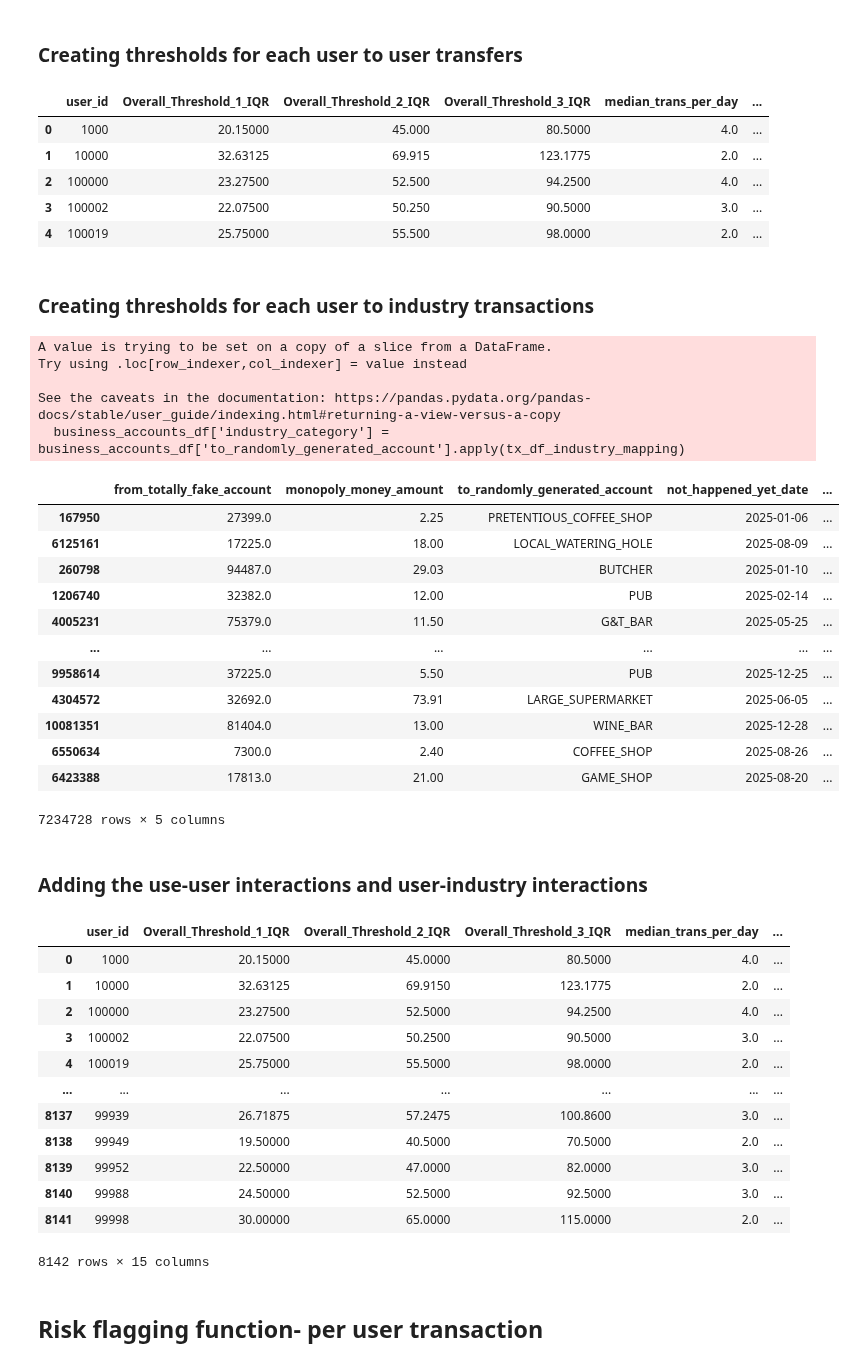
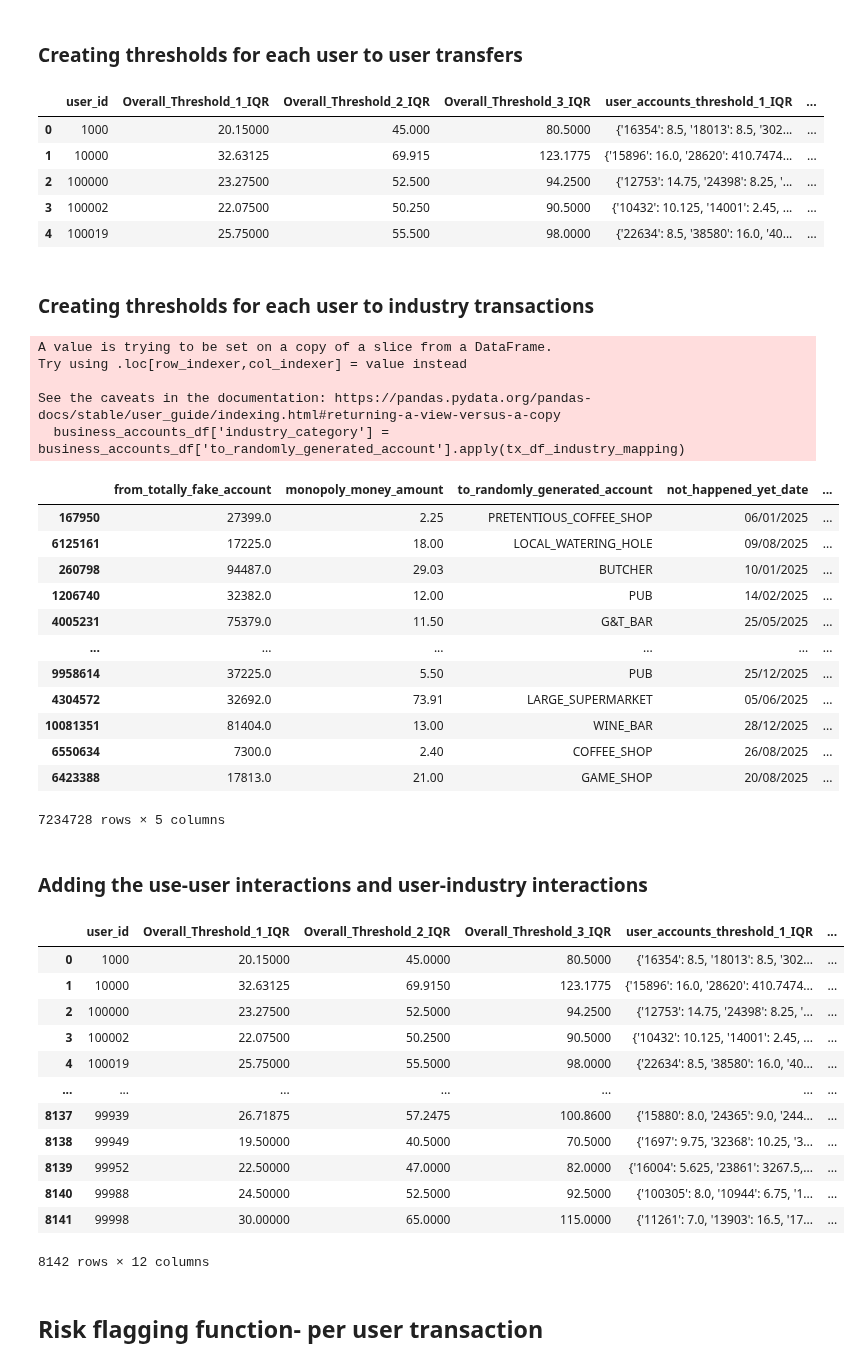
Before and after one commit to UoB-DSMP-2023-24/dsmp-2024-group27, a Jupyter notebook: AnomalyDetection/AnomalyDetectionPerUser.ipynb, the cells around one changed output. Cells and saved outputs as stored; diff of their text form; code cells hidden in the pictures.

```diff
--- a/AnomalyDetection/AnomalyDetectionPerUser.ipynb
+++ b/AnomalyDetection/AnomalyDetectionPerUser.ipynb
@@ -125,18 +125,3 @@ anomaly_detection_df.head()
 # anomaly_detection_df = anomaly_detection_df.merge(stats_sd_for_merge, how='left', left_on='user_id', right_index=True)
 
 # anomaly_detection_df.head()
-# %%
-# Convert 'not_happened_yet_date' to datetime format, ensuring dayfirst format
-historical_transactions['not_happened_yet_date'] = pd.to_datetime(historical_transactions['not_happened_yet_date'], dayfirst=True)
-
-# Calculate the median number of transactions per day, per week, and per month per user
-user_daily_trans = historical_transactions.groupby(['from_totally_fake_account', historical_transactions['not_happened_yet_date'].dt.date]).size().groupby(level=0).median()
-user_weekly_trans = historical_transactions.groupby(['from_totally_fake_account', historical_transactions['not_happened_yet_date'].dt.isocalendar().week]).size().groupby(level=0).median()
-user_monthly_trans = historical_transactions.groupby(['from_totally_fake_account', historical_transactions['not_happened_yet_date'].dt.month]).size().groupby(level=0).median()
-
-# Add calculated medians to the anomaly_detection_df DataFrame
-anomaly_detection_df['median_trans_per_day'] = anomaly_detection_df['user_id'].map(user_daily_trans)
-anomaly_detection_df['median_trans_per_week'] = anomaly_detection_df['user_id'].map(user_weekly_trans)
-anomaly_detection_df['median_trans_per_month'] = anomaly_detection_df['user_id'].map(user_monthly_trans)
-
-anomaly_detection_df.head()
@@ -185,19 +163,19 @@ thresholds_3 = user_accounts_df.groupby(['from_totally_fake_account', 'to_random
 thresholds_structured_3 = thresholds_3.groupby('from_totally_fake_account').apply(lambda x: dict(zip(x['to_randomly_generated_account'], x['threshold']))).to_dict()
 
 # Add structured mapping to anomaly_detection_df for each threshold
-anomaly_detection_df['transfer_to_accounts_threshold_1_IQR'] = anomaly_detection_df['user_id'].map(thresholds_structured_1)
-anomaly_detection_df['transfer_to_accounts_threshold_2_IQR'] = anomaly_detection_df['user_id'].map(thresholds_structured_2)
-anomaly_detection_df['transfer_to_accounts_threshold_3_IQR'] = anomaly_detection_df['user_id'].map(thresholds_structured_3)
+anomaly_detection_df['user_accounts_threshold_1_IQR'] = anomaly_detection_df['user_id'].map(thresholds_structured_1)
+anomaly_detection_df['user_accounts_threshold_2_IQR'] = anomaly_detection_df['user_id'].map(thresholds_structured_2)
+anomaly_detection_df['user_accounts_threshold_3_IQR'] = anomaly_detection_df['user_id'].map(thresholds_structured_3)
 
 # Display the updated anomaly_detection_df to verify the new columns
 anomaly_detection_df.head()
 # %% [output]
-|  | user_id | Overall_Threshold_1_IQR | Overall_Threshold_2_IQR | Overall_Threshold_3_IQR | median_trans_per_day | ... |
-| 0 | 1000 | 20.15000 | 45.000 | 80.5000 | 4.0 | ... |
-| 1 | 10000 | 32.63125 | 69.915 | 123.1775 | 2.0 | ... |
-| 2 | 100000 | 23.27500 | 52.500 | 94.2500 | 4.0 | ... |
-| 3 | 100002 | 22.07500 | 50.250 | 90.5000 | 3.0 | ... |
-| 4 | 100019 | 25.75000 | 55.500 | 98.0000 | 2.0 | ... |
+|  | user_id | Overall_Threshold_1_IQR | Overall_Threshold_2_IQR | Overall_Threshold_3_IQR | user_accounts_threshold_1_IQR | ... |
+| 0 | 1000 | 20.15000 | 45.000 | 80.5000 | {'16354': 8.5, '18013': 8.5, '302... | ... |
+| 1 | 10000 | 32.63125 | 69.915 | 123.1775 | {'15896': 16.0, '28620': 410.7474... | ... |
+| 2 | 100000 | 23.27500 | 52.500 | 94.2500 | {'12753': 14.75, '24398': 8.25, '... | ... |
+| 3 | 100002 | 22.07500 | 50.250 | 90.5000 | {'10432': 10.125, '14001': 2.45, ... | ... |
+| 4 | 100019 | 25.75000 | 55.500 | 98.0000 | {'22634': 8.5, '38580': 16.0, '40... | ... |
 # %% [markdown]
 ### Creating thresholds for each user to industry transactions
 # %%
@@ -302,17 +280,17 @@ Try using .loc[row_indexer,col_indexer] = value instead
 See the caveats in the documentation: https://pandas.pydata.org/pandas-docs/stable/user_guide/indexing.html#returning-a-view-versus-a-copy
   business_accounts_df['industry_category'] = business_accounts_df['to_randomly_generated_account'].apply(tx_df_industry_mapping)
 |  | from_totally_fake_account | monopoly_money_amount | to_randomly_generated_account | not_happened_yet_date | ... |
-| 167950 | 27399.0 | 2.25 | PRETENTIOUS_COFFEE_SHOP | 2025-01-06 | ... |
-| 6125161 | 17225.0 | 18.00 | LOCAL_WATERING_HOLE | 2025-08-09 | ... |
-| 260798 | 94487.0 | 29.03 | BUTCHER | 2025-01-10 | ... |
-| 1206740 | 32382.0 | 12.00 | PUB | 2025-02-14 | ... |
-| 4005231 | 75379.0 | 11.50 | G&T_BAR | 2025-05-25 | ... |
+| 167950 | 27399.0 | 2.25 | PRETENTIOUS_COFFEE_SHOP | 06/01/2025 | ... |
+| 6125161 | 17225.0 | 18.00 | LOCAL_WATERING_HOLE | 09/08/2025 | ... |
+| 260798 | 94487.0 | 29.03 | BUTCHER | 10/01/2025 | ... |
+| 1206740 | 32382.0 | 12.00 | PUB | 14/02/2025 | ... |
+| 4005231 | 75379.0 | 11.50 | G&T_BAR | 25/05/2025 | ... |
 | ... | ... | ... | ... | ... | ... |
-| 9958614 | 37225.0 | 5.50 | PUB | 2025-12-25 | ... |
-| 4304572 | 32692.0 | 73.91 | LARGE_SUPERMARKET | 2025-06-05 | ... |
-| 10081351 | 81404.0 | 13.00 | WINE_BAR | 2025-12-28 | ... |
-| 6550634 | 7300.0 | 2.40 | COFFEE_SHOP | 2025-08-26 | ... |
-| 6423388 | 17813.0 | 21.00 | GAME_SHOP | 2025-08-20 | ... |
+| 9958614 | 37225.0 | 5.50 | PUB | 25/12/2025 | ... |
+| 4304572 | 32692.0 | 73.91 | LARGE_SUPERMARKET | 05/06/2025 | ... |
+| 10081351 | 81404.0 | 13.00 | WINE_BAR | 28/12/2025 | ... |
+| 6550634 | 7300.0 | 2.40 | COFFEE_SHOP | 26/08/2025 | ... |
+| 6423388 | 17813.0 | 21.00 | GAME_SHOP | 20/08/2025 | ... |
 7234728 rows × 5 columns
 # %%
 # Re-define the calculate_thresholds function in case it's not defined
@@ -348,26 +326,26 @@ anomaly_detection_df['industry_threshold_3_IQR'] = anomaly_detection_df['user_id
 ### Adding the use-user interactions and user-industry interactions
 # %%
 # Extracting keys from 'transfer_to_accounts_threshold_1_IQR' to create 'user_user_interaction'
-anomaly_detection_df['user_user_interaction'] = anomaly_detection_df['transfer_to_accounts_threshold_1_IQR'].apply(lambda x: list(x.keys()))
+anomaly_detection_df['user_user_interaction'] = anomaly_detection_df['user_accounts_threshold_1_IQR'].apply(lambda x: list(x.keys()))
 
 # Extracting keys from 'industry_threshold_1_IQR' to create 'user_industry_interaction'
 anomaly_detection_df['user_industry_interaction'] = anomaly_detection_df['industry_threshold_1_IQR'].apply(lambda x: list(x.keys()))
 
 anomaly_detection_df
 # %% [output]
-|  | user_id | Overall_Threshold_1_IQR | Overall_Threshold_2_IQR | Overall_Threshold_3_IQR | median_trans_per_day | ... |
-| 0 | 1000 | 20.15000 | 45.0000 | 80.5000 | 4.0 | ... |
-| 1 | 10000 | 32.63125 | 69.9150 | 123.1775 | 2.0 | ... |
-| 2 | 100000 | 23.27500 | 52.5000 | 94.2500 | 4.0 | ... |
-| 3 | 100002 | 22.07500 | 50.2500 | 90.5000 | 3.0 | ... |
-| 4 | 100019 | 25.75000 | 55.5000 | 98.0000 | 2.0 | ... |
+|  | user_id | Overall_Threshold_1_IQR | Overall_Threshold_2_IQR | Overall_Threshold_3_IQR | user_accounts_threshold_1_IQR | ... |
+| 0 | 1000 | 20.15000 | 45.0000 | 80.5000 | {'16354': 8.5, '18013': 8.5, '302... | ... |
+| 1 | 10000 | 32.63125 | 69.9150 | 123.1775 | {'15896': 16.0, '28620': 410.7474... | ... |
+| 2 | 100000 | 23.27500 | 52.5000 | 94.2500 | {'12753': 14.75, '24398': 8.25, '... | ... |
+| 3 | 100002 | 22.07500 | 50.2500 | 90.5000 | {'10432': 10.125, '14001': 2.45, ... | ... |
+| 4 | 100019 | 25.75000 | 55.5000 | 98.0000 | {'22634': 8.5, '38580': 16.0, '40... | ... |
 | ... | ... | ... | ... | ... | ... | ... |
-| 8137 | 99939 | 26.71875 | 57.2475 | 100.8600 | 3.0 | ... |
-| 8138 | 99949 | 19.50000 | 40.5000 | 70.5000 | 2.0 | ... |
-| 8139 | 99952 | 22.50000 | 47.0000 | 82.0000 | 3.0 | ... |
-| 8140 | 99988 | 24.50000 | 52.5000 | 92.5000 | 3.0 | ... |
-| 8141 | 99998 | 30.00000 | 65.0000 | 115.0000 | 2.0 | ... |
+| 8137 | 99939 | 26.71875 | 57.2475 | 100.8600 | {'15880': 8.0, '24365': 9.0, '244... | ... |
+| 8138 | 99949 | 19.50000 | 40.5000 | 70.5000 | {'1697': 9.75, '32368': 10.25, '3... | ... |
+| 8139 | 99952 | 22.50000 | 47.0000 | 82.0000 | {'16004': 5.625, '23861': 3267.5,... | ... |
+| 8140 | 99988 | 24.50000 | 52.5000 | 92.5000 | {'100305': 8.0, '10944': 6.75, '1... | ... |
+| 8141 | 99998 | 30.00000 | 65.0000 | 115.0000 | {'11261': 7.0, '13903': 16.5, '17... | ... |
-8142 rows × 15 columns
+8142 rows × 12 columns
 # %%
 # # Filter for the specific user_id
 # specific_user_row = anomaly_detection_df[anomaly_detection_df['user_id'] == 25711.0]
```
Also changed, not shown: parts of 8 cells of this notebook.
